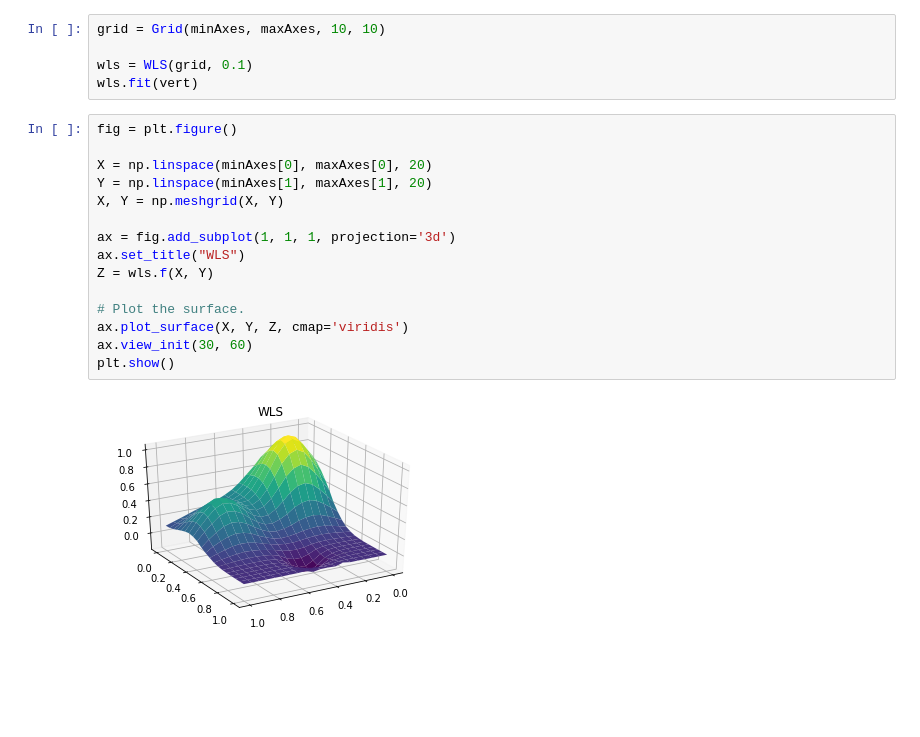
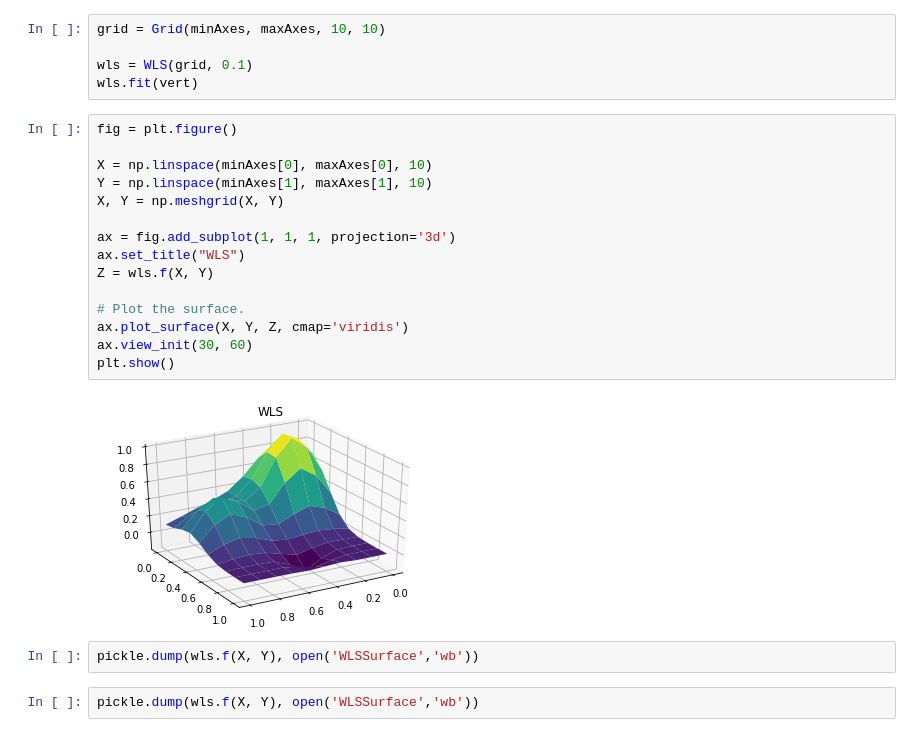
Before and after one commit to LeonardEyer/pointcloud-surfaces, a Jupyter notebook: wls.ipynb, the cells around one changed output. Cells and saved outputs as stored; diff of their text form; blank space fills up the shorter version.

```diff
--- a/wls.ipynb
+++ b/wls.ipynb
@@ -125,17 +126,21 @@ wls.fit(vert)
 # %%
 fig = plt.figure()
 
-X = np.linspace(minAxes[0], maxAxes[0], 20)
-Y = np.linspace(minAxes[1], maxAxes[1], 20)
+X = np.linspace(minAxes[0], maxAxes[0], 10)
+Y = np.linspace(minAxes[1], maxAxes[1], 10)
 X, Y = np.meshgrid(X, Y)
 
 ax = fig.add_subplot(1, 1, 1, projection='3d')
 ax.set_title("WLS")
 Z = wls.f(X, Y)
 
 # Plot the surface.
 ax.plot_surface(X, Y, Z, cmap='viridis')
 ax.view_init(30, 60)
 plt.show()
 # %% [output]
-[figure, old version]
+[figure, new version]
+# %%
+pickle.dump(wls.f(X, Y), open('WLSSurface','wb'))
+# %%
+pickle.dump(wls.f(X, Y), open('WLSSurface','wb'))
```
Also changed, not shown: parts of 1 cell of this notebook, 2 other files.
